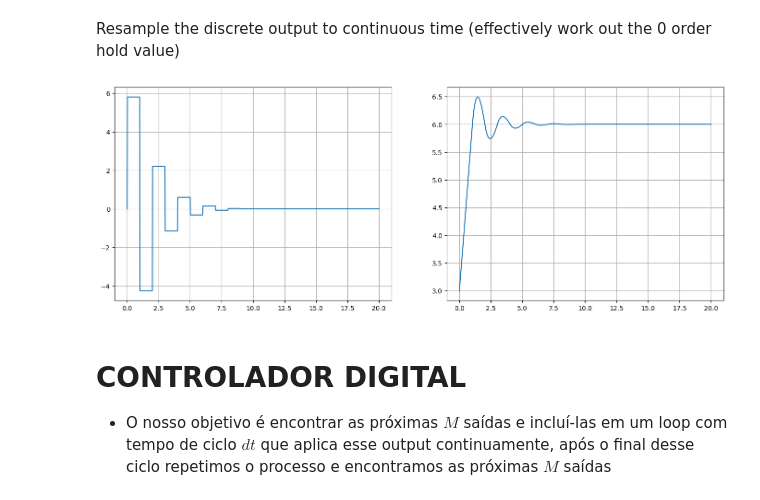
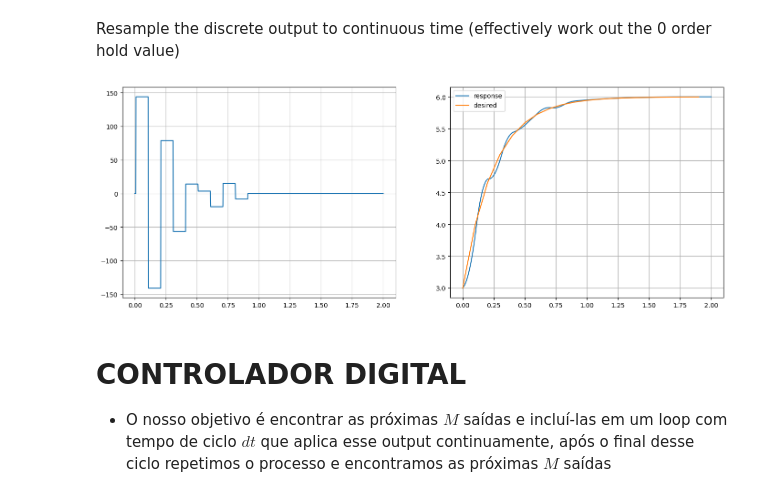
Before and after one commit to KlaussMarchi/PyTrole, a Jupyter notebook: MPC/Analisys.ipynb, the cells around one changed output. Cells and saved outputs as stored; diff of their text form; code cells hidden in the pictures.

Commit message:
melhorias no controlador MPC

```diff
--- a/MPC/Analisys.ipynb
+++ b/MPC/Analisys.ipynb
@@ -39,9 +39,8 @@ plt.grid()
 
 - **dt** é o intervalo de tempo entre cada amostra, definindo o ritmo com que o sistema é atualizado e a frequência com que o controlador ajusta as ações de controle. No contexto de controle preditivo, dt afeta a resolução da previsão e controle, pois determina a granularidade do tempo, em que valores menores de dt permitem previsões mais detalhadas.
 # %%
-M = 10  # Control horizon
-P = 20  # Prediction horizon
-dt = 1  # Sampling rate
+M = 10    # Control horizon
+P = 20    # Prediction horizon
 
 limits = (-500, 500)
 bounds = [limits for i in range(M)]
@@ -52,13 +51,19 @@ bounds = [limits for i in range(M)]
 
 - **uData** é o vetor de controle que contém os valores de entrada aplicados ao sistema para aproximá-lo do setpoint desejado. Inicialmente, é definido com valores constantes, mas será ajustado pela otimização para minimizar o erro entre a resposta do sistema e o objetivo.
 # %%
+def getDesiredResponse(Ts, Xo, setpoint, dt):
+    tData = np.arange(0, P*dt, dt)
+    uData = np.ones(M)
+    rData = Xo + (setpoint - Xo) * (1 - np.exp(-4*Ts * tData))
+    return tData, uData, rData
+
+
+setpoint = 6
+dt = 0.1
 Ts = 1
 Xo = 3
-setpoint = 6
-tData = np.arange(0, P*dt, dt)
-uData = np.ones(M)
-rData = Xo + (setpoint - Xo) * (1 - np.exp(-4*Ts * tData))
 
+tData, uData, rData = getDesiredResponse(Ts, Xo, setpoint, dt)
 plt.figure(figsize=(8, 4))
 plt.plot(tData, rData, color='blue')
 plt.scatter(tData, rData, s=15, color='red')
@@ -133,5 +153,5 @@ getError(uData, T=tData, Xo=x0) # erro mt grande
 # %%
-result = scipy.optimize.minimize(getError, uData, args=(tData, x0), bounds=bounds)
+result = scipy.optimize.minimize(getError, uData, args=(tData, x0), bounds=bounds, method=None, tol= 1e-6)
 result
 # %% [output]
   message: CONVERGENCE: REL_REDUCTION_OF_F_<=_FACTR*EPSMCH
@@ -170,23 +190,25 @@ Resample the discrete output to continuous time (effectively work out the 0 orde
 # %%
 def getContinousArray(time, response, dt):
     indices = (time - 0.01) // dt
     return response[indices.astype(int)]
 
 
-tData  = np.linspace(0, P*dt, 1000)
-output = getContinousArray(tData, output, dt)
-yData = forcedResponse(G, U=output, T=tData, Xo=x0)
-
+tData   = np.linspace(0, P*dt, 1000)
+output  = getContinousArray(tData, output, dt)
+yData   = forcedResponse(G, U=output, T=tData, Xo=x0)
+t, u, y = getDesiredResponse(Ts, Xo, setpoint, dt)
 
 plt.figure(figsize=(17, 6))
 plt.subplot(1, 2, 1)
 plt.plot(tData, output)
 plt.grid()
 plt.subplot(1, 2, 2)
-plt.plot(tData, yData)
+plt.plot(tData, yData, label='response')
+plt.plot(t, y, label='desired')
+plt.legend()
 plt.grid()
 # %% [output]
-[figure, old version]
+[figure, new version]
 # %% [markdown]
 # CONTROLADOR DIGITAL
 - O nosso objetivo é encontrar as próximas $M$ saídas e incluí-las em um loop com tempo de ciclo $dt$ que aplica esse output continuamente, após o final desse ciclo repetimos o processo e encontramos as próximas $M$ saídas
```
Also changed, not shown: parts of 9 cells of this notebook, 1 other file.
